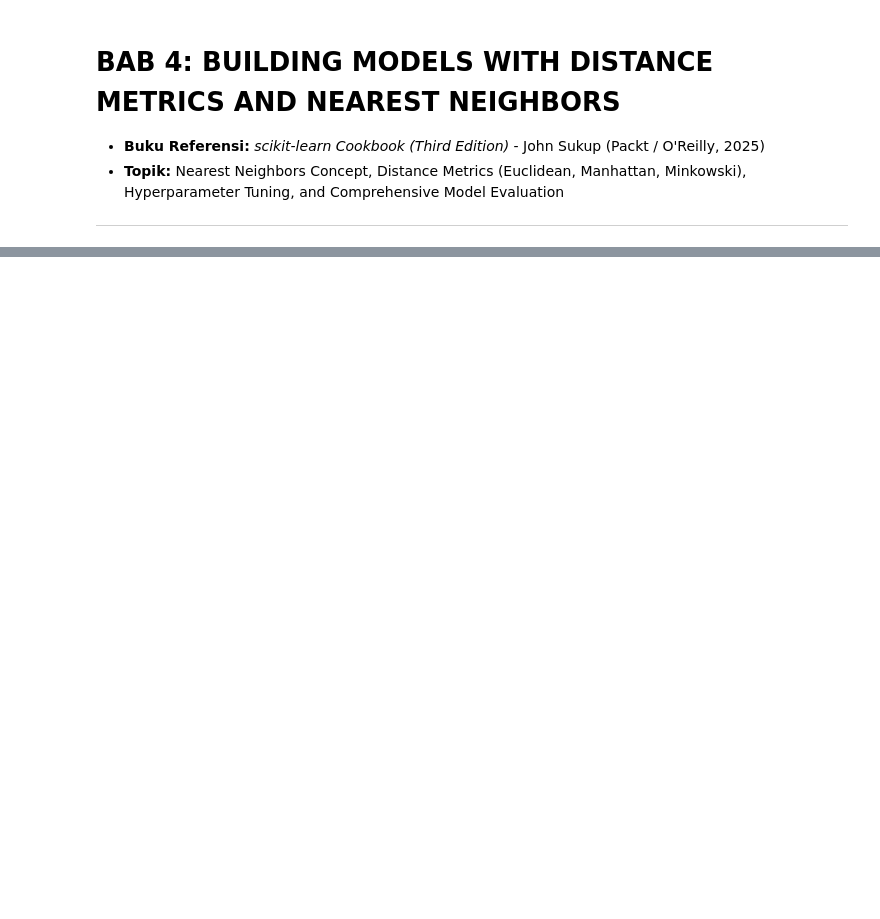
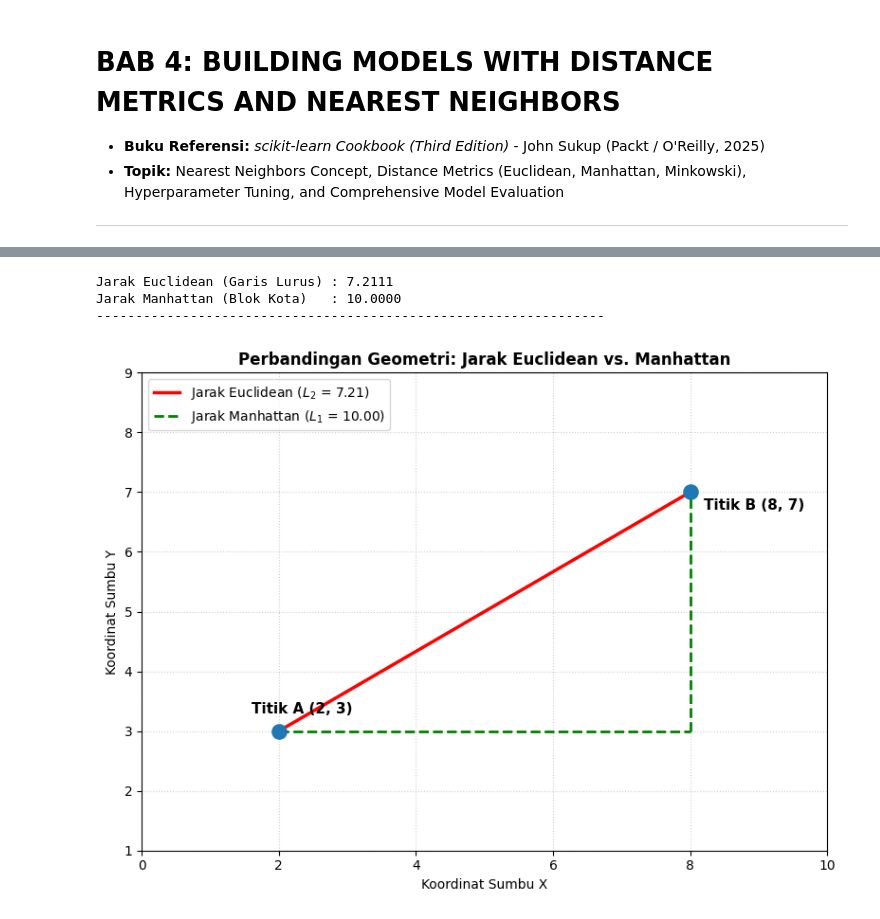
Before and after one commit to dwikidias/scikit-learn-Cookbook, a Jupyter notebook: Bab_4_Distance_Metrics_and_Nearest_Neighbors.ipynb, the cells around one changed output, grey strips where cells are left out. Drawn from its saved outputs; the diff is of its cells as text; code cells hidden in the pictures; blank space fills up the shorter version.

```diff
--- a/Bab_4_Distance_Metrics_and_Nearest_Neighbors.ipynb
+++ b/Bab_4_Distance_Metrics_and_Nearest_Neighbors.ipynb
@@ -335,0 +46,44 @@ Pada Bab 4 buku *scikit-learn Cookbook (Third Edition)* oleh John Sukup, kita te
+# %%
+# 1. Menyiapkan dua titik acuan untuk demonstrasi jarak
+titik_A = np.array([2.0, 3.0])
+titik_B = np.array([8.0, 7.0])
+
+dist_euc = euclidean(titik_A, titik_B)
+dist_man = cityblock(titik_A, titik_B)
+
+print(f"Jarak Euclidean (Garis Lurus) : {dist_euc:.4f}")
+print(f"Jarak Manhattan (Blok Kota)   : {dist_man:.4f}")
+print("-" * 65)
+
+# 2. Visualisasi Perbandingan Geometris: Euclidean vs. Manhattan
+fig, ax = plt.subplots(figsize=(8, 6))
+
+# Plot Titik A dan B
+ax.scatter([titik_A[0], titik_B[0]], [titik_A[1], titik_B[1]], color='#1f77b4', s=120, zorder=5)
+ax.text(titik_A[0]-0.4, titik_A[1]+0.3, 'Titik A (2, 3)', fontsize=11, fontweight='bold')
+ax.text(titik_B[0]+0.2, titik_B[1]-0.3, 'Titik B (8, 7)', fontsize=11, fontweight='bold')
+
+# Garis Euclidean (Garis Hipotenusa Lurus - Merah)
+ax.plot([titik_A[0], titik_B[0]], [titik_A[1], titik_B[1]], color='red', linewidth=2.5,
+        linestyle='-', label=f'Jarak Euclidean ($L_2$ = {dist_euc:.2f})')
+
+# Garis Manhattan (Jalur Sumbu Tegak Lurus - Hijau Putus-putus)
+ax.plot([titik_A[0], titik_B[0]], [titik_A[1], titik_A[1]], color='green', linewidth=2,
+        linestyle='--', label=f'Jarak Manhattan ($L_1$ = {dist_man:.2f})')
+ax.plot([titik_B[0], titik_B[0]], [titik_A[1], titik_B[1]], color='green', linewidth=2, linestyle='--')
+
+ax.set_title('Perbandingan Geometri: Jarak Euclidean vs. Manhattan', fontsize=12, fontweight='bold')
+ax.set_xlabel('Koordinat Sumbu X', fontsize=10)
+ax.set_ylabel('Koordinat Sumbu Y', fontsize=10)
+ax.set_xlim([0, 10])
+ax.set_ylim([1, 9])
+ax.legend(loc='upper left', fontsize=10)
+ax.grid(True, linestyle=':', alpha=0.6)
+
+plt.tight_layout()
+plt.show()
+# %% [output]
+Jarak Euclidean (Garis Lurus) : 7.2111
+Jarak Manhattan (Blok Kota)   : 10.0000
+-----------------------------------------------------------------
+[figure, added]
```
Also changed, not shown: parts of 21 cells of this notebook.
